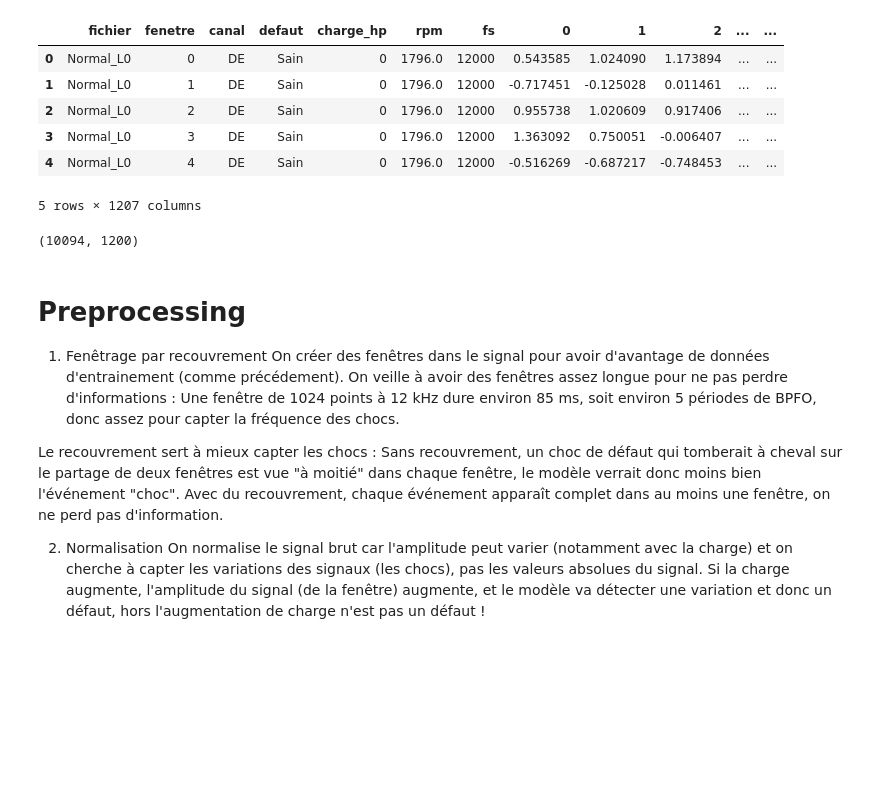
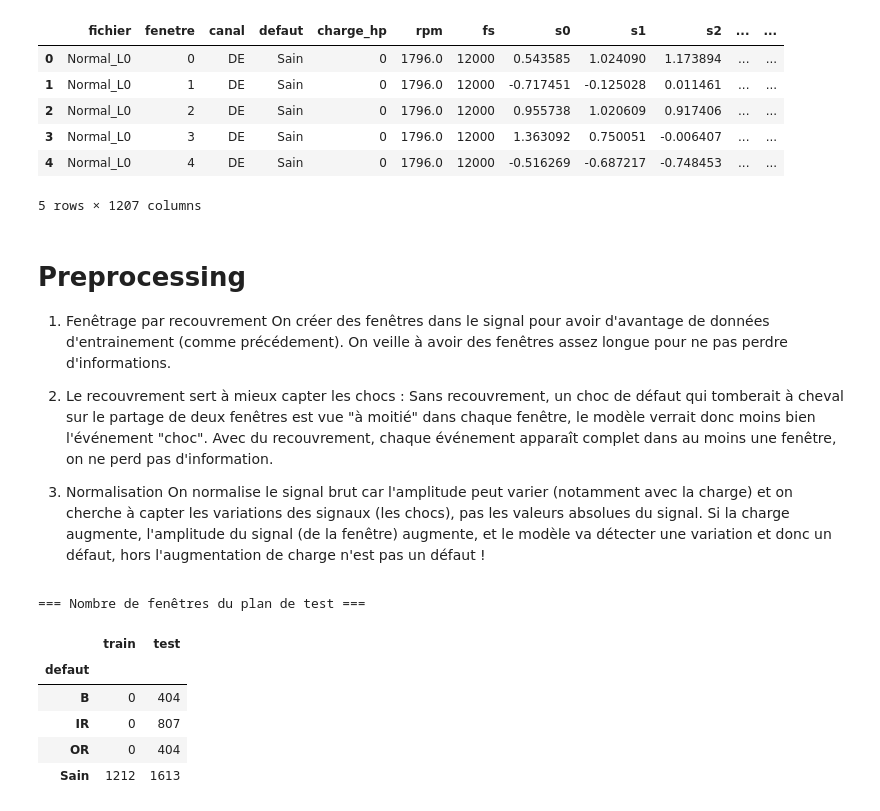
Before and after one commit to Robin3992/BDS_Fault_Detection, a Jupyter notebook: Codes/Robin/AutoEncoder_1.ipynb, the cells around one changed output. Drawn from its saved outputs; the diff is of its cells as text; code cells hidden in the pictures; blank space fills up the shorter version.

```diff
--- a/Codes/Robin/AutoEncoder_1.ipynb
+++ b/Codes/Robin/AutoEncoder_1.ipynb
@@ -70,28 +67,27 @@ SBNorm = StandardScaler().fit_transform(SB.T).T            # Standardisation
-# %%
-tableau = pd.concat([infos, pd.DataFrame(SBNorm)], axis=1)
-display(tableau.head())
-SB.shape
-# %% [output]
-|  | fichier | fenetre | canal | defaut | charge_hp | rpm | fs | 0 | 1 | 2 | ... | ... |
-| 0 | Normal_L0 | 0 | DE | Sain | 0 | 1796.0 | 12000 | 0.543585 | 1.024090 | 1.173894 | ... | ... |
-| 1 | Normal_L0 | 1 | DE | Sain | 0 | 1796.0 | 12000 | -0.717451 | -0.125028 | 0.011461 | ... | ... |
-| 2 | Normal_L0 | 2 | DE | Sain | 0 | 1796.0 | 12000 | 0.955738 | 1.020609 | 0.917406 | ... | ... |
-| 3 | Normal_L0 | 3 | DE | Sain | 0 | 1796.0 | 12000 | 1.363092 | 0.750051 | -0.006407 | ... | ... |
-| 4 | Normal_L0 | 4 | DE | Sain | 0 | 1796.0 | 12000 | -0.516269 | -0.687217 | -0.748453 | ... | ... |
-5 rows × 1207 columns
-(10094, 1200)
+# %%
+# Le tableau complet, une fois pour toutes : infos d'abord, puis les valeurs s0..sN
+tableau = pd.concat([infos.reset_index(drop=True),
+                     pd.DataFrame(SBNorm, columns=[f"s{i}" for i in range(SBNorm.shape[1])])], axis=1)
+
+tableau.head()
+# %% [output]
+|  | fichier | fenetre | canal | defaut | charge_hp | rpm | fs | s0 | s1 | s2 | ... | ... |
+| 0 | Normal_L0 | 0 | DE | Sain | 0 | 1796.0 | 12000 | 0.543585 | 1.024090 | 1.173894 | ... | ... |
+| 1 | Normal_L0 | 1 | DE | Sain | 0 | 1796.0 | 12000 | -0.717451 | -0.125028 | 0.011461 | ... | ... |
+| 2 | Normal_L0 | 2 | DE | Sain | 0 | 1796.0 | 12000 | 0.955738 | 1.020609 | 0.917406 | ... | ... |
+| 3 | Normal_L0 | 3 | DE | Sain | 0 | 1796.0 | 12000 | 1.363092 | 0.750051 | -0.006407 | ... | ... |
+| 4 | Normal_L0 | 4 | DE | Sain | 0 | 1796.0 | 12000 | -0.516269 | -0.687217 | -0.748453 | ... | ... |
+5 rows × 1207 columns
 # %% [markdown]
 # Preprocessing
 1. Fenêtrage par recouvrement
 On créer des fenêtres dans le signal pour avoir d'avantage de données d'entrainement (comme précédement).
-On veille à avoir des fenêtres assez longue pour ne pas perdre d'informations :
-    Une fenêtre de 1024 points à 12 kHz dure environ 85 ms, soit environ 5 périodes de BPFO, donc assez pour capter la fréquence des chocs.
+On veille à avoir des fenêtres assez longue pour ne pas perdre d'informations.
 
-Le recouvrement sert à mieux capter les chocs :
+2. Le recouvrement sert à mieux capter les chocs :
 Sans recouvrement, un choc de défaut qui tomberait à cheval sur le partage de deux fenêtres est vue "à moitié" dans chaque fenêtre, le modèle verrait donc moins bien l'événement "choc". Avec du recouvrement, chaque événement apparaît complet dans au moins une fenêtre, on ne perd pas d'information.
 
-
-2. Normalisation
+3. Normalisation
 On normalise le signal brut car l'amplitude peut varier (notamment avec la charge) et on cherche à capter les variations des signaux (les chocs), pas les valeurs absolues du signal.
 Si la charge augmente, l'amplitude du signal (de la fenêtre) augmente, et le modèle va détecter une variation et donc un défaut, hors l'augmentation de charge n'est pas un défaut !
 # %%
@@ -105,4 +105,20 @@ sain = (infos["defaut"] == "Sain").to_numpy()
 X_train_sain = SBNorm[i_train][sain[i_train]]         # Le train ne comporte que les données saines !
+# %%
+# tableau.iloc[i_train].head()      # Table train
+# tableau.iloc[i_train[sain[i_train]]].head()                 # sain train
+print("=== Nombre de fenêtres du plan de test ===")
+pd.DataFrame({
+    "train": tableau.iloc[i_train[sain[i_train]]]["defaut"].value_counts(),
+    "test":  tableau.iloc[i_test]["defaut"].value_counts(),
+}).fillna(0).astype(int)
+# %% [output]
+=== Nombre de fenêtres du plan de test ===
+|  | train | test |
+| defaut |  |  |
+| B | 0 | 404 |
+| IR | 0 | 807 |
+| OR | 0 | 404 |
+| Sain | 1212 | 1613 |
 # %%
 # ---------------------------------------------------------------
 # 3. Conv1D-AE minimal (Keras) + score d'anomalie = MSE
```
Also changed, not shown: parts of 16 cells of this notebook.
